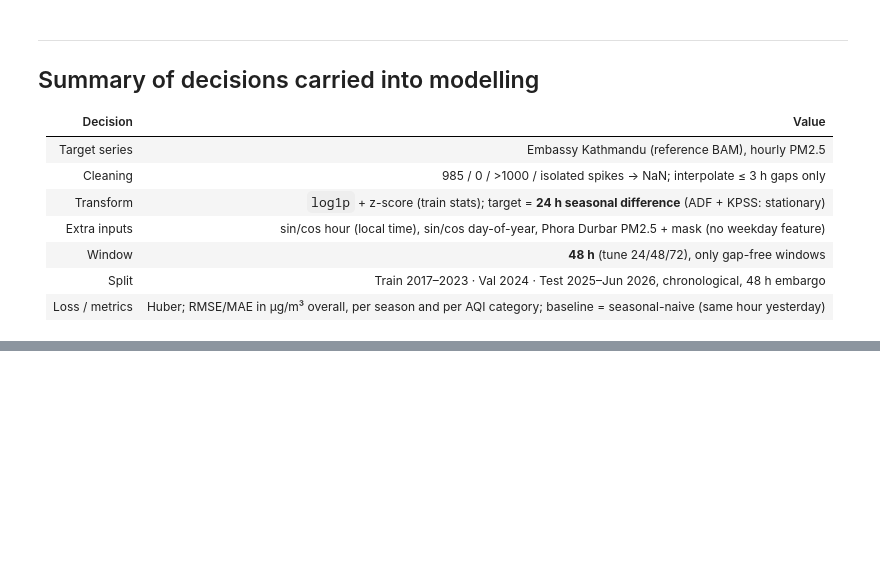
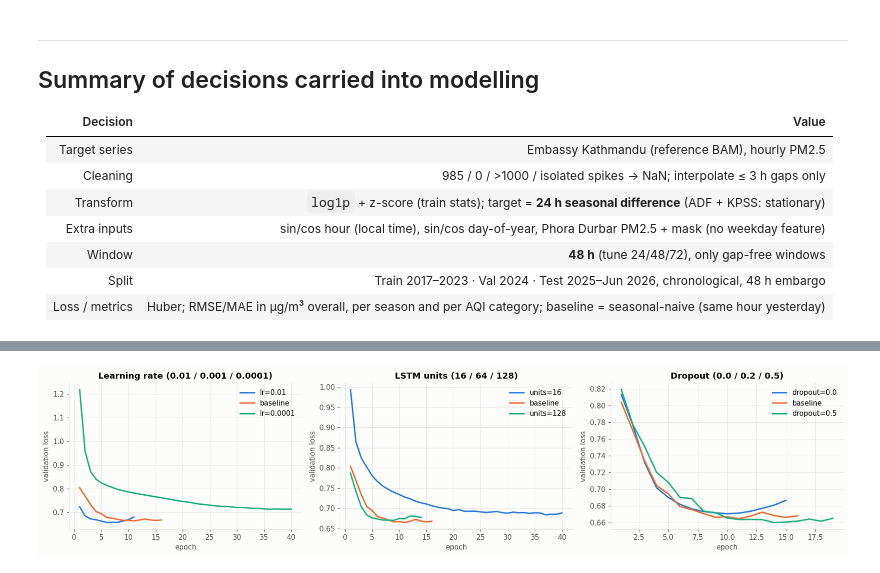
Before and after one commit to raheemmiya/Kathmandu-AQI-prediction-TECH-405-Assignment, a Jupyter notebook: raheem_EDA.ipynb, the cells around one changed output, grey strips where cells are left out. Cells and saved outputs as stored; diff of their text form; code cells hidden in the pictures; blank space fills up the shorter version.

```diff
--- a/raheem_EDA.ipynb
+++ b/raheem_EDA.ipynb
@@ -706,0 +1028,13 @@ The winter peak falls at 09:00 NPT (= 03:15 UTC) with a second peak at 21–22 N
+# %%
+# Learning curves: how learning rate and capacity change the optimisation
+fig, ax = plt.subplots(1, 3, figsize=(16, 3.8))
+for a, names, title in [(ax[0], ["lr=0.01", "baseline", "lr=0.0001"], "Learning rate (0.01 / 0.001 / 0.0001)"),
+                        (ax[1], ["units=16", "baseline", "units=128"], "LSTM units (16 / 64 / 128)"),
+                        (ax[2], ["dropout=0.0", "baseline", "dropout=0.5"], "Dropout (0.0 / 0.2 / 0.5)")]:
+    for n, c in zip(names, [BLUE, ORANGE, AQUA]):
+        h = histories[n]
+        a.plot(np.arange(1, len(h["val_loss"]) + 1), h["val_loss"], color=c, lw=2, label=n)
+    a.set(title=title, xlabel="epoch", ylabel="validation loss"); a.legend()
+plt.tight_layout(); plt.show()
+# %% [output]
+[figure, added]
```
Also changed, not shown: parts of 32 cells of this notebook.
